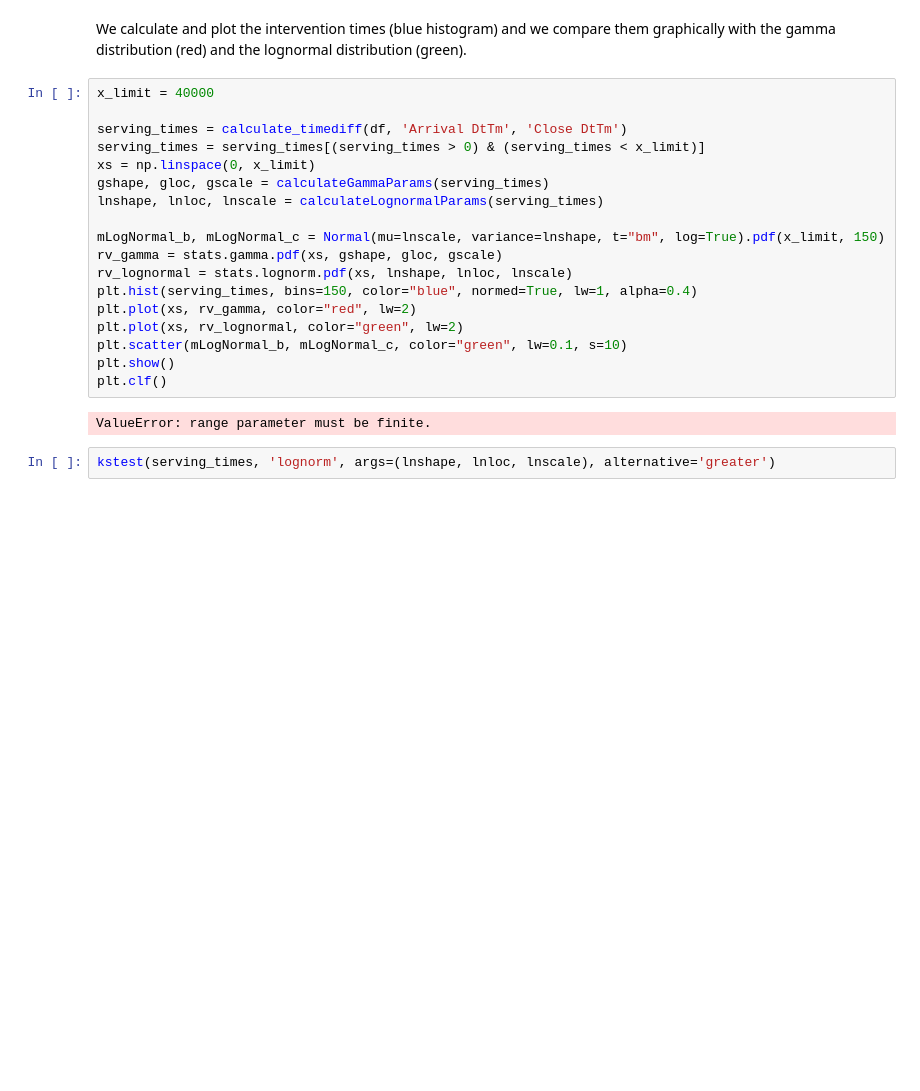
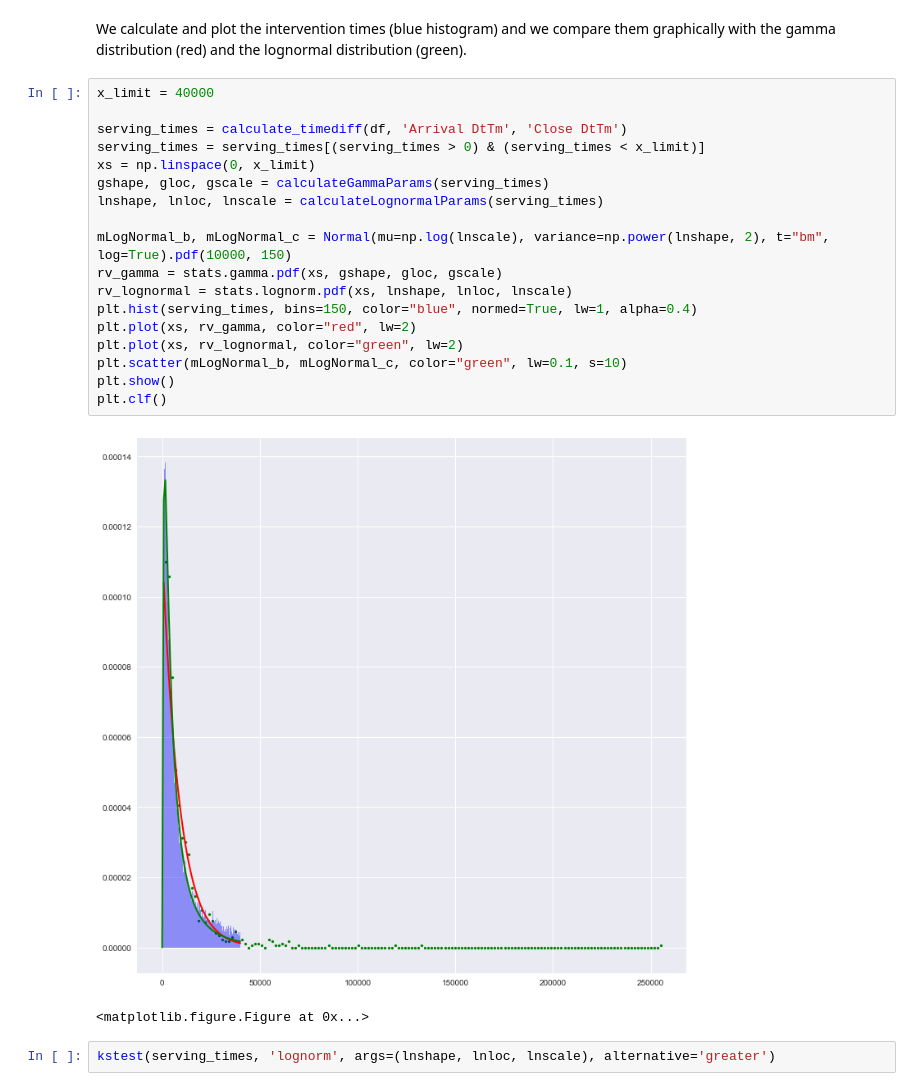
Before and after one commit to lipry/San-Francisco-Fires-Simulation, a Jupyter notebook: SF fire incidents data analysis.ipynb, the cells around one changed output. Saved outputs shown, nothing was run; the diff lists cells and outputs as text; blank space fills up the shorter version.

Commit message:
Fixed normal parameters in notebook

```diff
--- a/SF fire incidents data analysis.ipynb
+++ b/SF fire incidents data analysis.ipynb
@@ -128,23 +130,24 @@ We calculate and plot the intervention times (blue histogram) and we compare the
 # %%
 x_limit = 40000
 
 serving_times = calculate_timediff(df, 'Arrival DtTm', 'Close DtTm')
 serving_times = serving_times[(serving_times > 0) & (serving_times < x_limit)]
 xs = np.linspace(0, x_limit)
 gshape, gloc, gscale = calculateGammaParams(serving_times)
 lnshape, lnloc, lnscale = calculateLognormalParams(serving_times)
 
-mLogNormal_b, mLogNormal_c = Normal(mu=lnscale, variance=lnshape, t="bm", log=True).pdf(x_limit, 150)
+mLogNormal_b, mLogNormal_c = Normal(mu=np.log(lnscale), variance=np.power(lnshape, 2), t="bm", log=True).pdf(10000, 150)
 rv_gamma = stats.gamma.pdf(xs, gshape, gloc, gscale)
 rv_lognormal = stats.lognorm.pdf(xs, lnshape, lnloc, lnscale)
 plt.hist(serving_times, bins=150, color="blue", normed=True, lw=1, alpha=0.4)
 plt.plot(xs, rv_gamma, color="red", lw=2)
 plt.plot(xs, rv_lognormal, color="green", lw=2)
 plt.scatter(mLogNormal_b, mLogNormal_c, color="green", lw=0.1, s=10)
 plt.show()
 plt.clf()
 # %% [output]
+[figure, added]
-ValueError: range parameter must be finite.
+<matplotlib.figure.Figure at 0x...>
 # %%
 kstest(serving_times, 'lognorm', args=(lnshape, lnloc, lnscale), alternative='greater')
 # %% [markdown]
```
Also changed, not shown: parts of 2 cells of this notebook.
